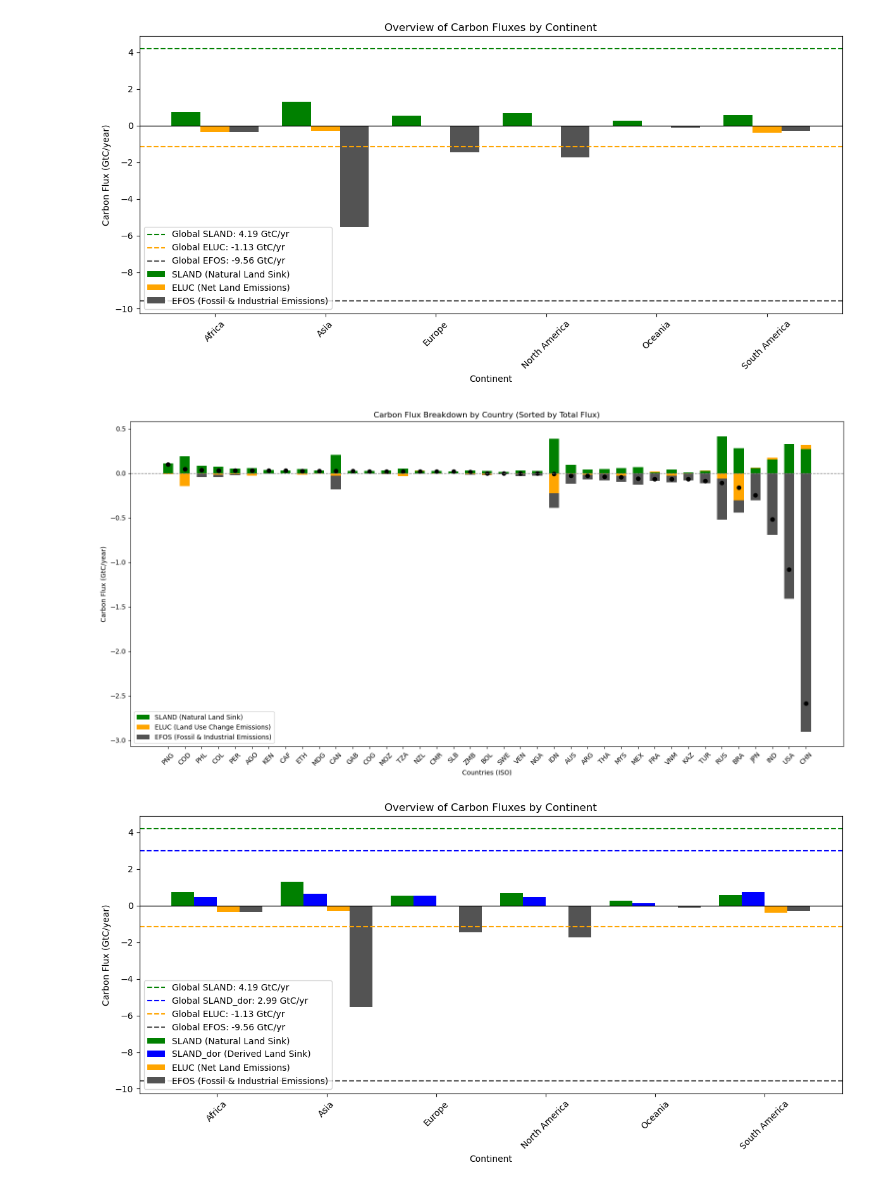
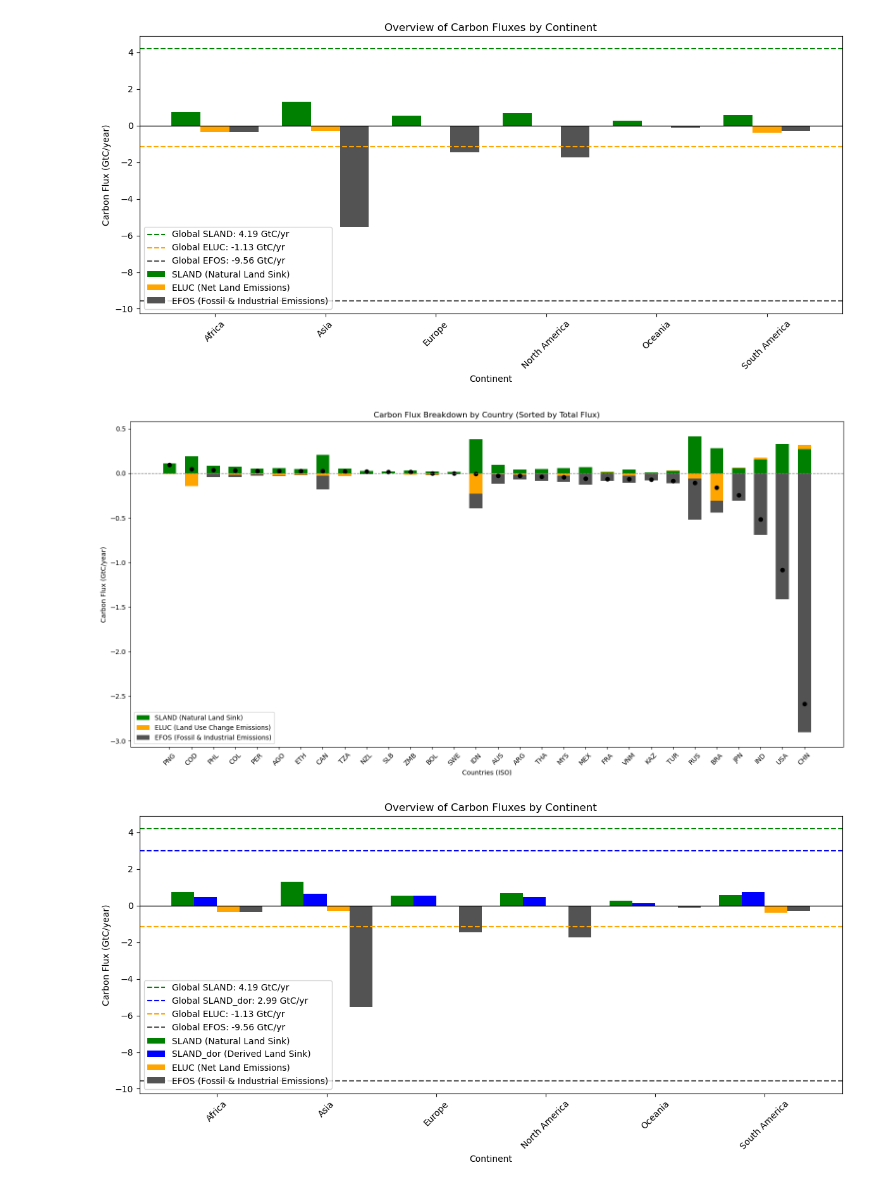
Before and after one commit to isaldiviagonzatti/landCSinkWealth, a Jupyter notebook: code/main.ipynb, the cells around one changed output. Drawn from its saved outputs; the diff is of its cells as text; code cells hidden in the pictures.

```diff
--- a/code/main.ipynb
+++ b/code/main.ipynb
@@ -1365,23 +1365,15 @@ countries_to_include = [
     "JPN",
     "MYS",
     "THA",
-    "KEN",
-    "MOZ",
     "VNM",
     "ZMB",
-    "MDG",
-    "CAF",
     "BOL",
     "NZL",
     "FRA",
-    "VEN",
-    "CMR",
-    "NGA",
-    "COG",
+    "DEU" "NGA",
     "TUR",
     "KAZ",
     "SLB",
-    "GAB",
     "SWE",
 ]
 # Filter the data for the selected countries
@@ -1479,34 +1471,34 @@ for i in range(len(countries)):
             bottom=negative_stack[i],
             label="EFOS (Fossil & Industrial Emissions)" if i == 0 else "",
         )
         negative_stack[i] += efos_values.iloc[i]
 
 # Plot the dot at the total value for each country
 ax.plot(
     x,
     totals,
     color="black",
     linestyle="None",
     marker="o",
     markersize=6,
     label="Total (SLAND + ELUC + EFOS)" if i == 0 else "",
 )
 
 # Formatting
 ax.set_xticks(x)
 ax.set_xticklabels(countries, rotation=45, fontsize=10)
 ax.set_xlabel("Countries (ISO)")
 ax.set_ylabel("Carbon Flux (GtC/year)")
 ax.set_title("Carbon Flux Breakdown by Country (Sorted by Total Flux)")
 ax.axhline(0, color="gray", linestyle="--", linewidth=1)  # Zero reference line
 ax.legend()
 
 # Adjust layout and show
 plt.tight_layout()
 plt.savefig(imgDir + "carbon_fluxes_by_country_sorted.jpg", format="jpg")
 plt.show()
 # %% [output]
-[figure, old version]
+[figure, new version]
 # %%
 # Plotting
 fig, ax = plt.subplots(figsize=(12, 6))
```
Also changed, not shown: parts of 4 cells of this notebook, 8 other files.
